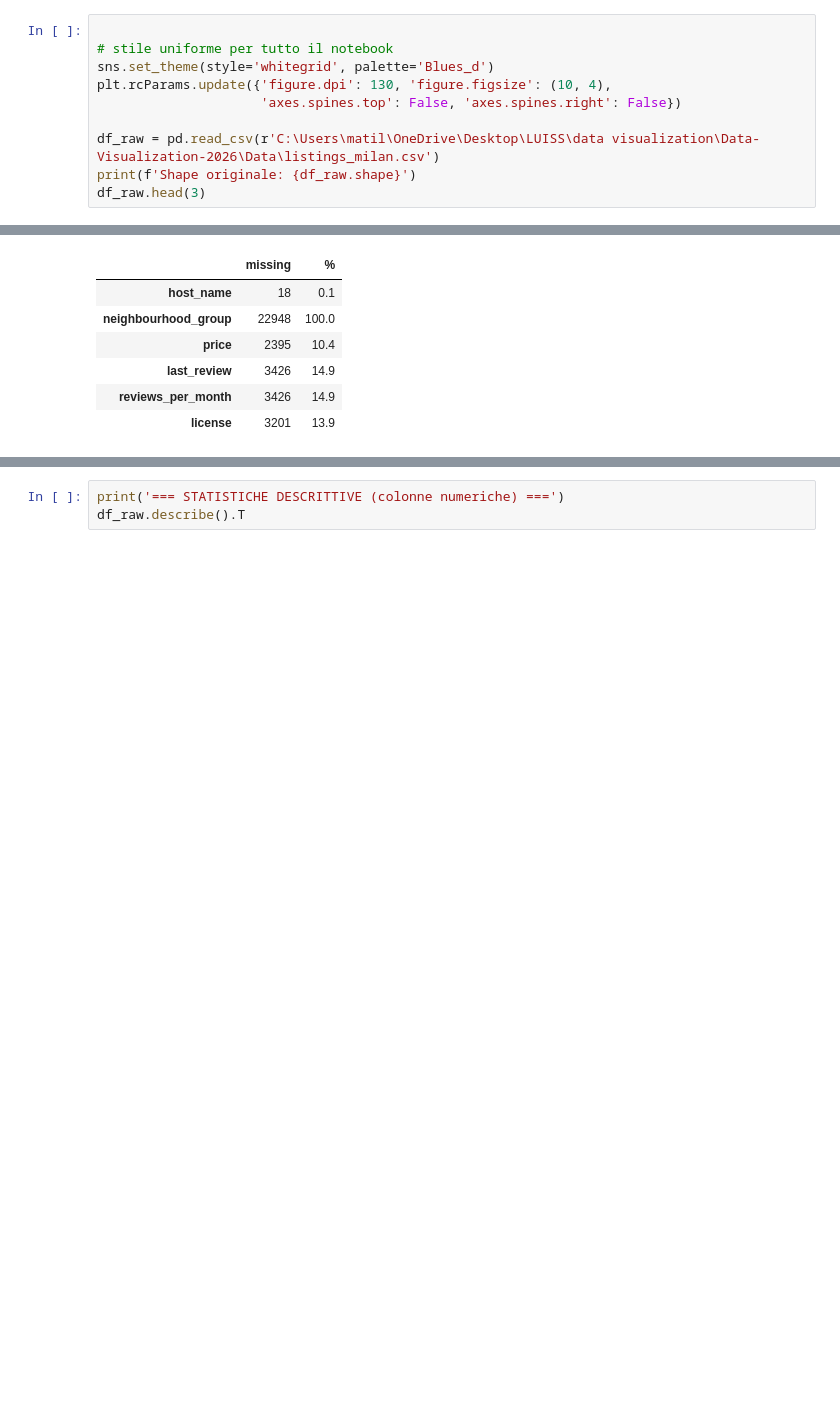
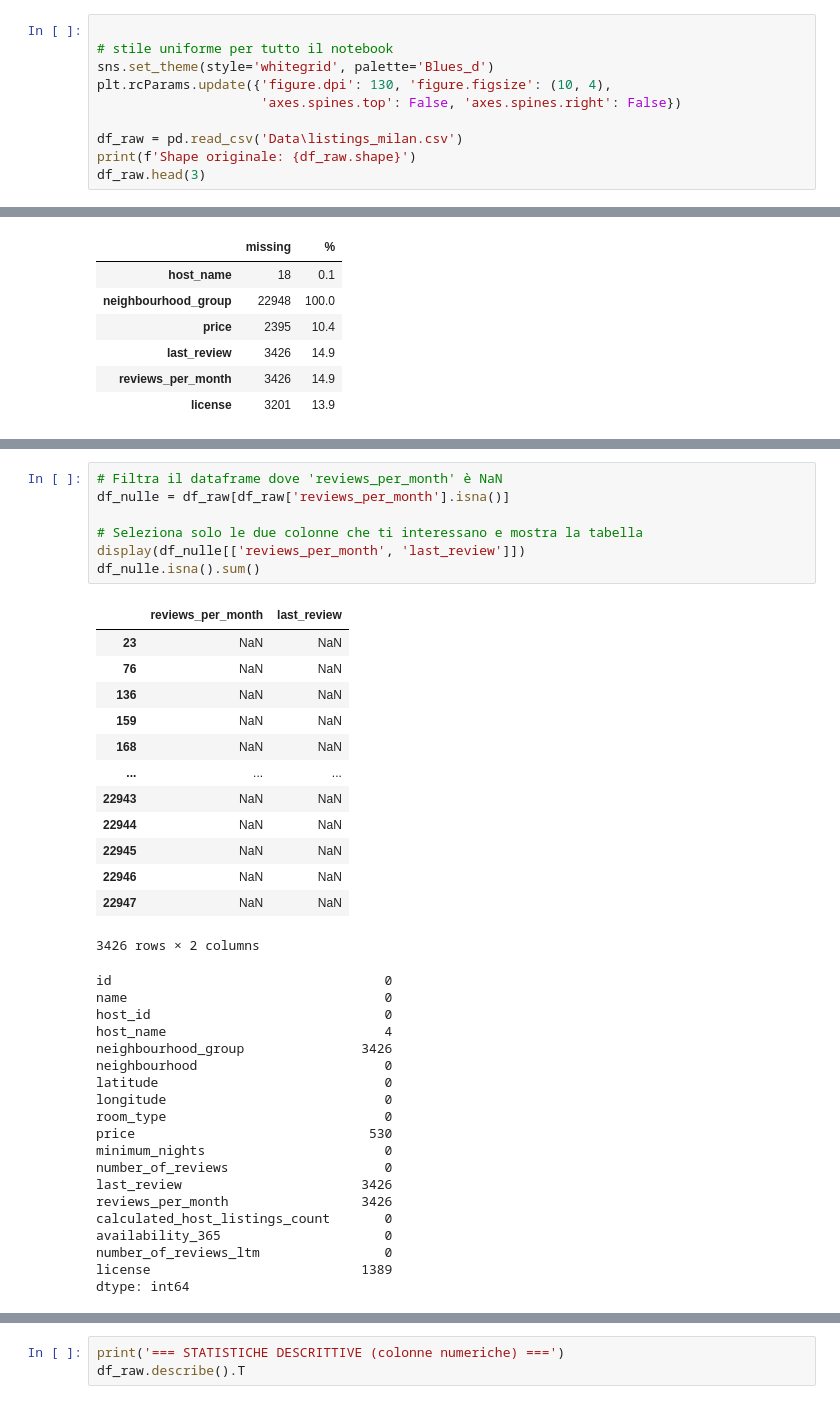
Before and after one commit to Mturco3/Data-Visualization-2026, a Jupyter notebook: airbnb_milan_eda.ipynb, the cells around one changed output, grey strips where cells are left out. Saved outputs shown, nothing was run; the diff lists cells and outputs as text; blank space fills up the shorter version.

Commit message:
motivazione fill 0 in reviews per month

```diff
--- a/airbnb_milan_eda.ipynb
+++ b/airbnb_milan_eda.ipynb
@@ -19,7 +19,7 @@ sns.set_theme(style='whitegrid', palette='Blues_d')
 plt.rcParams.update({'figure.dpi': 130, 'figure.figsize': (10, 4),
                      'axes.spines.top': False, 'axes.spines.right': False})
 
-df_raw = pd.read_csv(r'C:\Users\matil\OneDrive\Desktop\LUISS\data visualization\Data-Visualization-2026\Data\listings_milan.csv')
+df_raw = pd.read_csv('Data\listings_milan.csv')
 print(f'Shape originale: {df_raw.shape}')
 df_raw.head(3)
 # %% [output]
@@ -66,0 +74,40 @@ dtype: object
+# %%
+# Filtra il dataframe dove 'reviews_per_month' è NaN
+df_nulle = df_raw[df_raw['reviews_per_month'].isna()]
+
+# Seleziona solo le due colonne che ti interessano e mostra la tabella
+display(df_nulle[['reviews_per_month', 'last_review']])
+df_nulle.isna().sum()
+# %% [output]
+|  | reviews_per_month | last_review |
+| 23 | NaN | NaN |
+| 76 | NaN | NaN |
+| 136 | NaN | NaN |
+| 159 | NaN | NaN |
+| 168 | NaN | NaN |
+| ... | ... | ... |
+| 22943 | NaN | NaN |
+| 22944 | NaN | NaN |
+| 22945 | NaN | NaN |
+| 22946 | NaN | NaN |
+| 22947 | NaN | NaN |
+3426 rows × 2 columns
+id                                   0
+name                                 0
+host_id                              0
+host_name                            4
+neighbourhood_group               3426
+neighbourhood                        0
+latitude                             0
+longitude                            0
+room_type                            0
+price                              530
+minimum_nights                       0
+number_of_reviews                    0
+last_review                       3426
+reviews_per_month                 3426
+calculated_host_listings_count       0
+availability_365                     0
+number_of_reviews_ltm                0
+license                           1389
+dtype: int64
```
Also changed, not shown: parts of 2 cells of this notebook.
